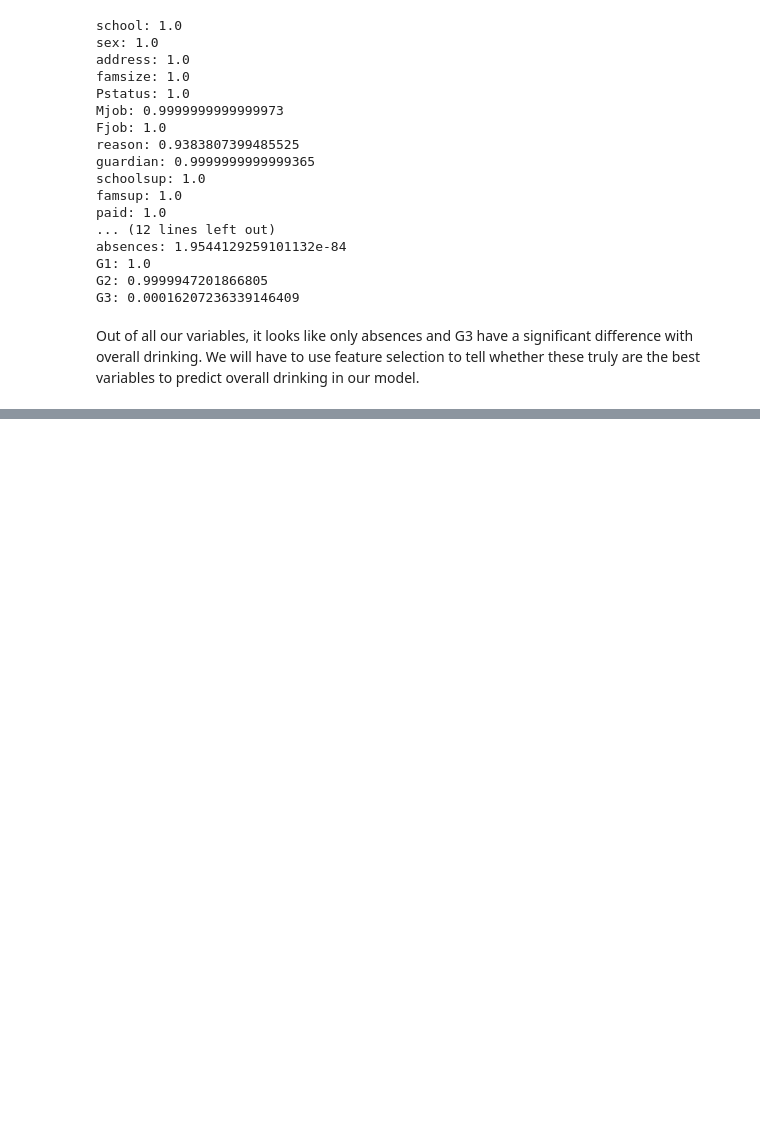
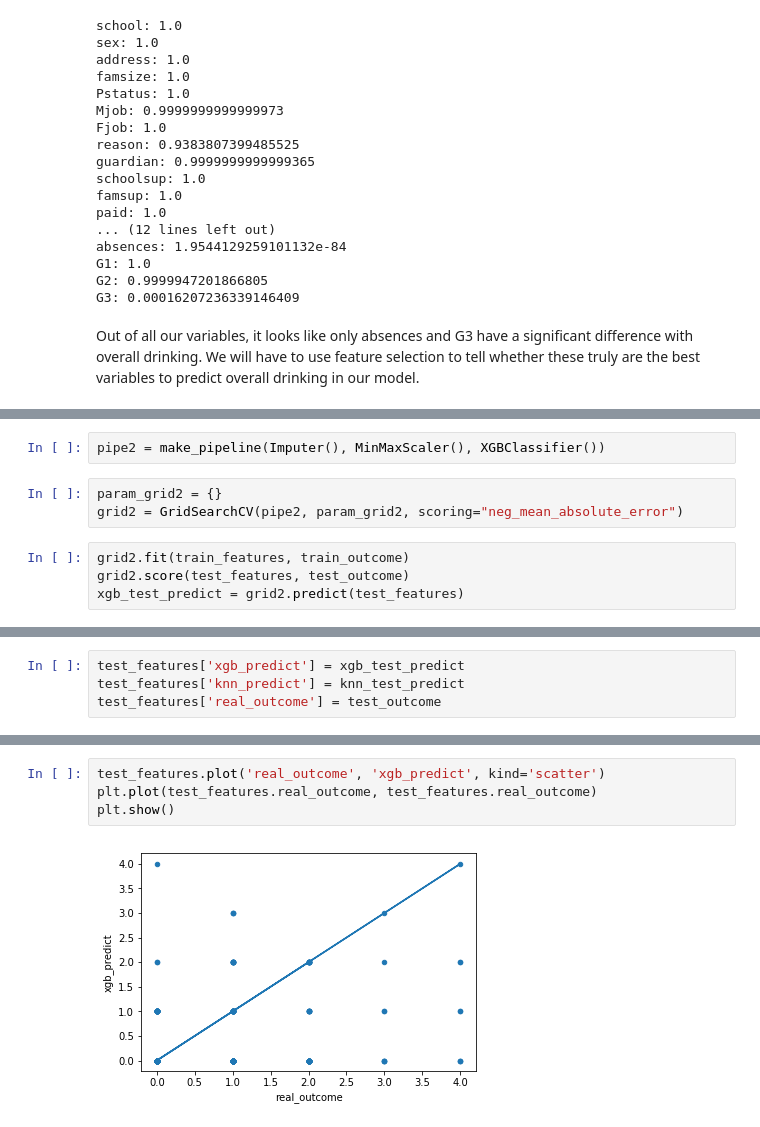
Before and after one commit to jamesbmc/370-final-project, a Jupyter notebook: report.ipynb, the cells around one changed output, grey strips where cells are left out. Saved outputs shown, nothing was run; the diff lists cells and outputs as text; blank space fills up the shorter version.

```diff
--- a/report.ipynb
+++ b/report.ipynb
@@ -254,0 +479,9 @@ Out of all our variables, it looks like only absences and G3 have a significant
+# %%
+pipe2 = make_pipeline(Imputer(), MinMaxScaler(), XGBClassifier())
+# %%
+param_grid2 = {}
+grid2 = GridSearchCV(pipe2, param_grid2, scoring="neg_mean_absolute_error")
+# %%
+grid2.fit(train_features, train_outcome)
+grid2.score(test_features, test_outcome)
+xgb_test_predict = grid2.predict(test_features)
@@ -254,0 +496,4 @@ Out of all our variables, it looks like only absences and G3 have a significant
+# %%
+test_features['xgb_predict'] = xgb_test_predict
+test_features['knn_predict'] = knn_test_predict
+test_features['real_outcome'] = test_outcome
@@ -254,0 +524,6 @@ Out of all our variables, it looks like only absences and G3 have a significant
+# %%
+test_features.plot('real_outcome', 'xgb_predict', kind='scatter')
+plt.plot(test_features.real_outcome, test_features.real_outcome)
+plt.show()
+# %% [output]
+[figure, added]
```
Also changed, not shown: parts of 27 cells of this notebook.
